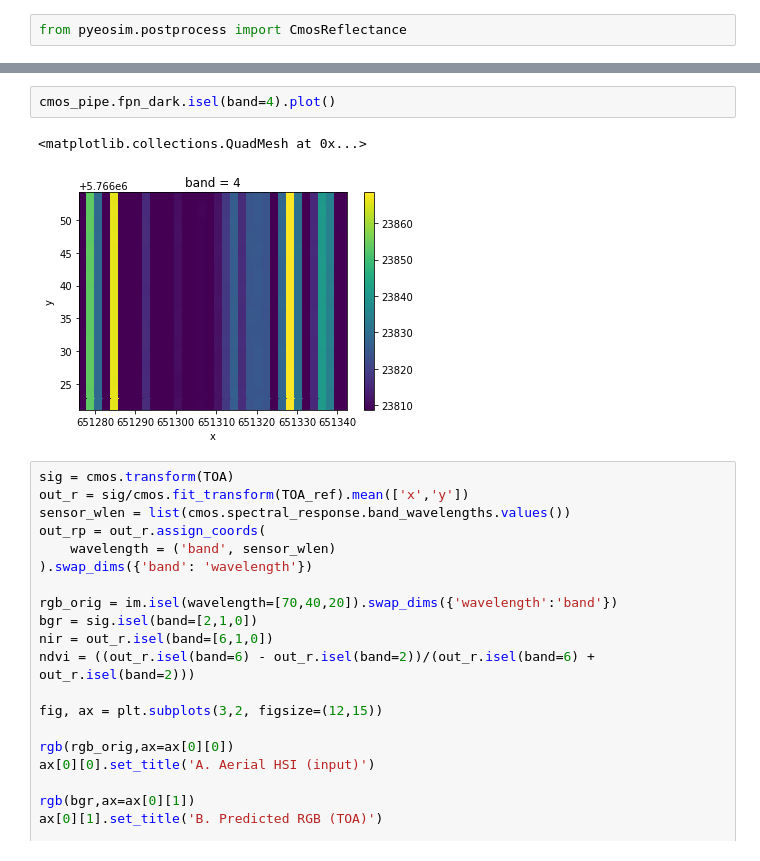
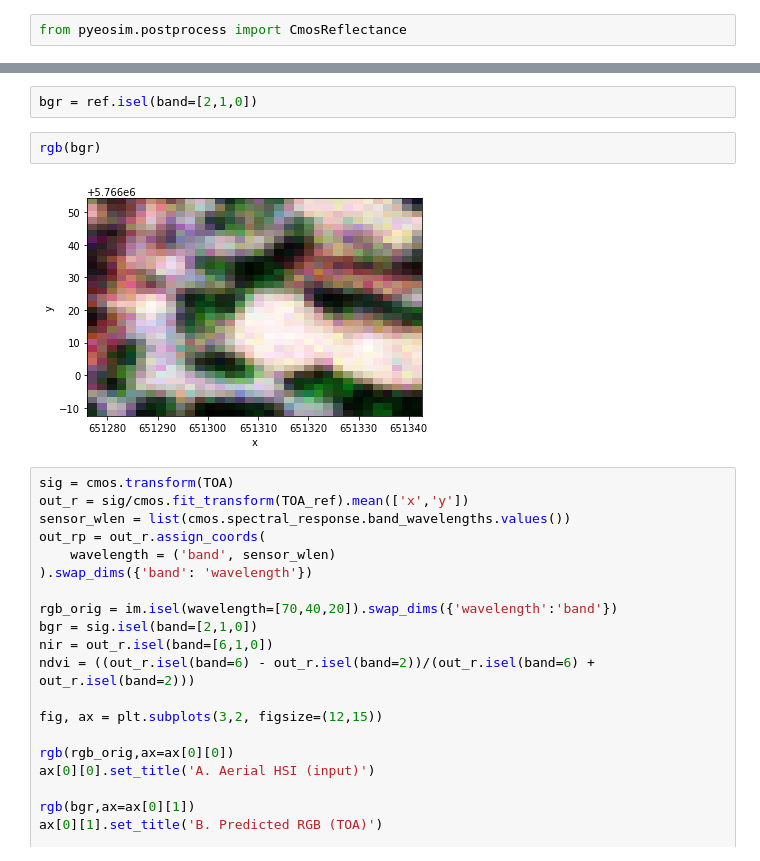
Before and after one commit to joe-fennell/pyeosim, a Jupyter notebook: 2_CMOS.ipynb, the cells around one changed output, grey strips where cells are left out. Drawn from its saved outputs; the diff is of its cells as text.

```diff
--- a/2_CMOS.ipynb
+++ b/2_CMOS.ipynb
@@ -139,8 +159,9 @@ array(0.03745103)
-# %%
-cmos_pipe.fpn_dark.isel(band=4).plot()
-# %% [output]
-<matplotlib.collections.QuadMesh at 0x...>
-[figure, removed]
+# %%
+bgr = ref.isel(band=[2,1,0])
+# %%
+rgb(bgr)
+# %% [output]
+[figure, added]
 # %%
 sig = cmos.transform(TOA)
 out_r = sig/cmos.fit_transform(TOA_ref).mean(['x','y'])
```
Also changed, not shown: parts of 18 cells of this notebook, 5 other files.
